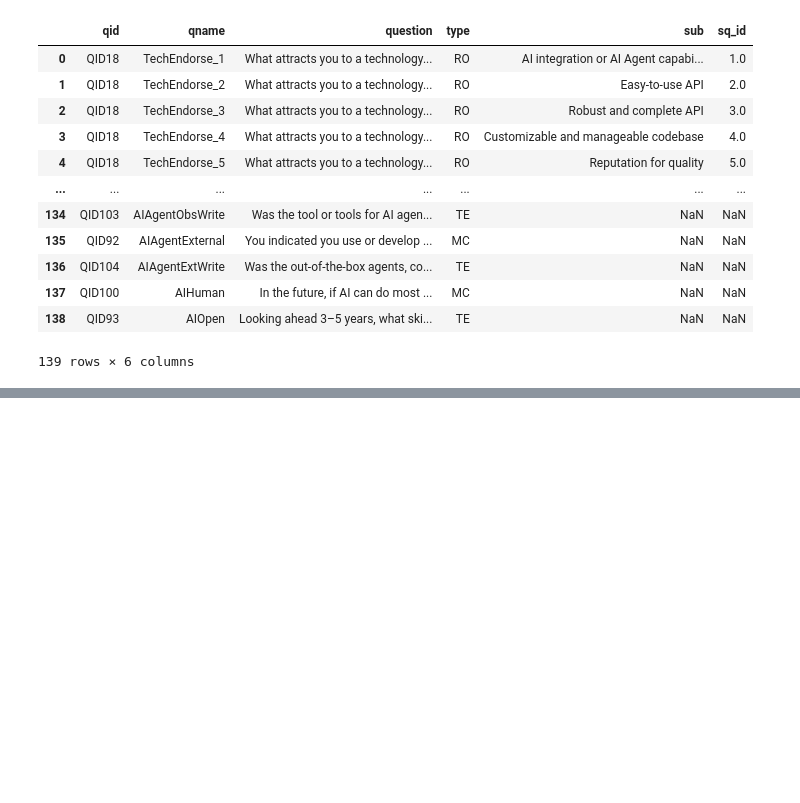
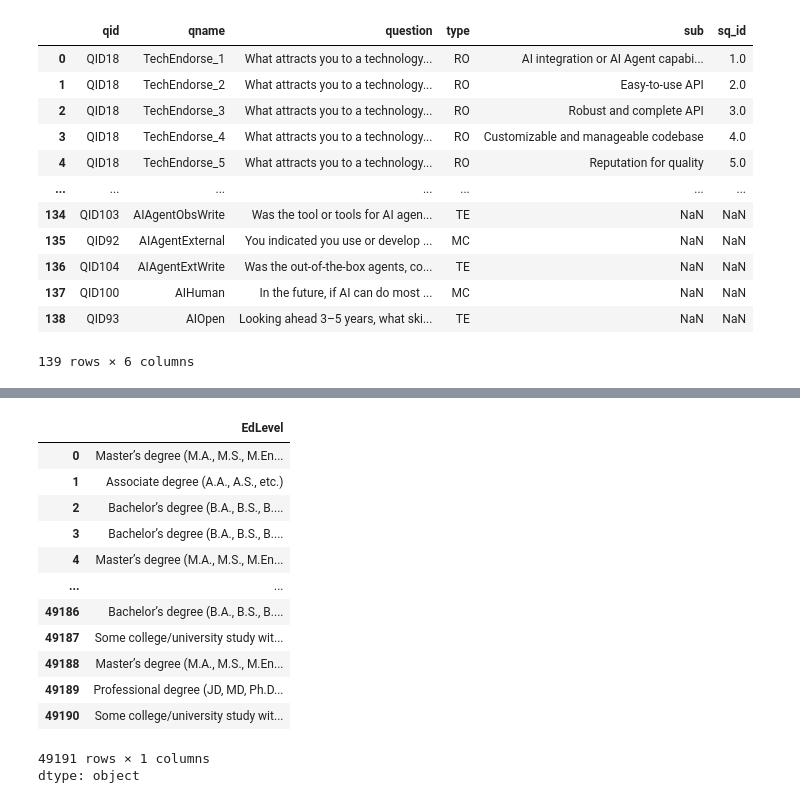
Before and after one commit to Divasdev/BEGINNER-PROJECTS, a Jupyter notebook: Data_Analysis(Pandas).ipynb, the cells around one changed output, grey strips where cells are left out. Drawn from its saved outputs; the diff is of its cells as text; code cells hidden in the pictures; blank space fills up the shorter version.

Commit message:
DataFrame and series Basics-Selecting Rows and columns

```diff
--- a/Data_Analysis(Pandas).ipynb
+++ b/Data_Analysis(Pandas).ipynb
@@ -75,0 +75,17 @@ display(schema_df)
+# %%
+df['EdLevel']
+# %% [output]
+|  | EdLevel |
+| 0 | Master’s degree (M.A., M.S., M.En... |
+| 1 | Associate degree (A.A., A.S., etc.) |
+| 2 | Bachelor’s degree (B.A., B.S., B.... |
+| 3 | Bachelor’s degree (B.A., B.S., B.... |
+| 4 | Master’s degree (M.A., M.S., M.En... |
+| ... | ... |
+| 49186 | Bachelor’s degree (B.A., B.S., B.... |
+| 49187 | Some college/university study wit... |
+| 49188 | Master’s degree (M.A., M.S., M.En... |
+| 49189 | Professional degree (JD, MD, Ph.D... |
+| 49190 | Some college/university study wit... |
+49191 rows × 1 columns
+dtype: object
```
Also changed, not shown: parts of 5 cells of this notebook.
